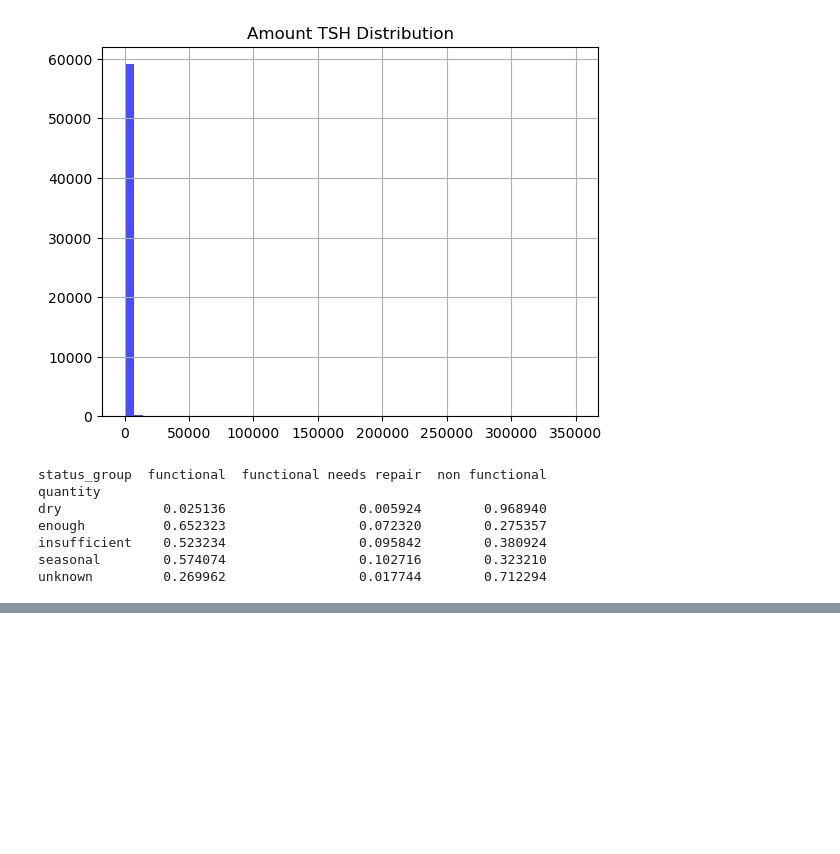
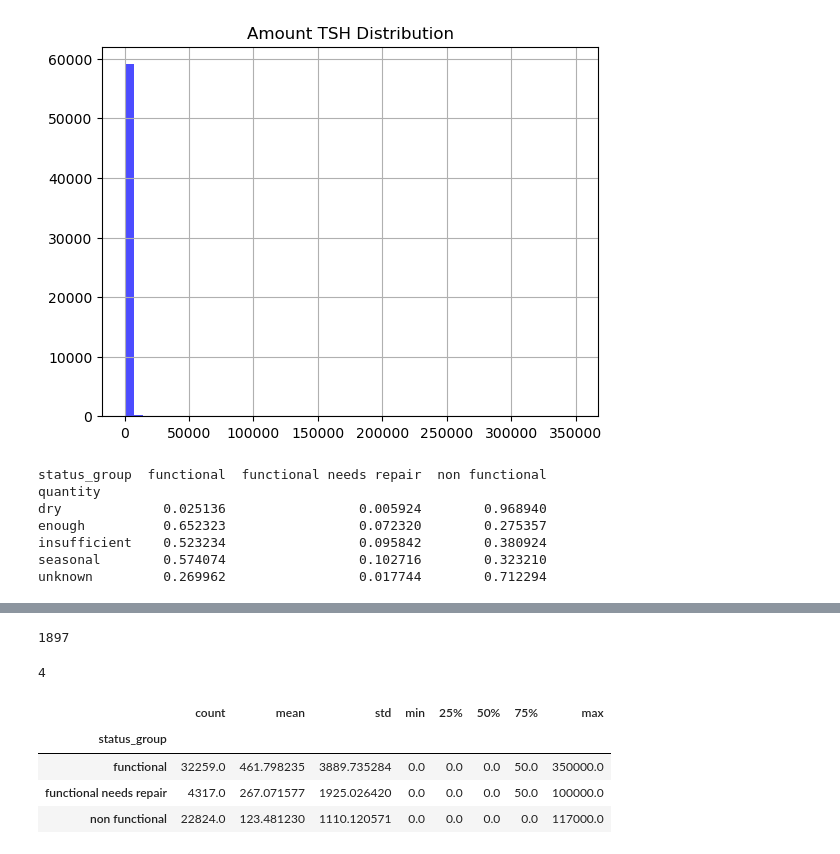
Before and after one commit to KitwanaSh/data_driven_competition, a Jupyter notebook: water_pumps_tz/pump_it_up.ipynb, the cells around one changed output, grey strips where cells are left out. Saved outputs shown, nothing was run; the diff lists cells and outputs as text; code cells hidden in the pictures; blank space fills up the shorter version.

```diff
--- a/water_pumps_tz/pump_it_up.ipynb
+++ b/water_pumps_tz/pump_it_up.ipynb
@@ -217,0 +250,18 @@ unknown         0.269962                 0.017744        0.712294
+# %%
+# Number of Unique funders
+print(len(train_df["funder"].unique()))
+# %% [output]
+1897
+# %%
+print((train_df['funder'] == "Unknown").sum()) # check number of unknown funders
+# %% [output]
+4
+# %%
+# Amount_tsh vs status group
+train_df.groupby("status_group")["amount_tsh"].describe()
+# %% [output]
+|  | count | mean | std | min | 25% | 50% | 75% | max |
+| status_group |  |  |  |  |  |  |  |  |
+| functional | 32259.0 | 461.798235 | 3889.735284 | 0.0 | 0.0 | 0.0 | 50.0 | 350000.0 |
+| functional needs repair | 4317.0 | 267.071577 | 1925.026420 | 0.0 | 0.0 | 0.0 | 50.0 | 100000.0 |
+| non functional | 22824.0 | 123.481230 | 1110.120571 | 0.0 | 0.0 | 0.0 | 0.0 | 117000.0 |
```
Also changed, not shown: parts of 2 cells of this notebook.
